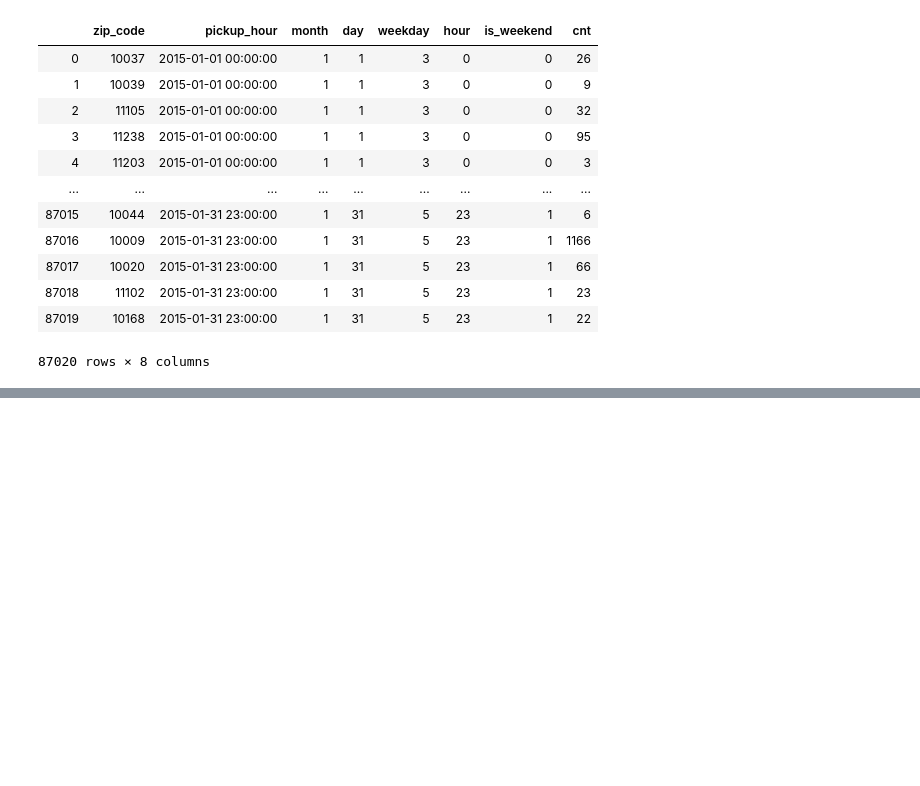
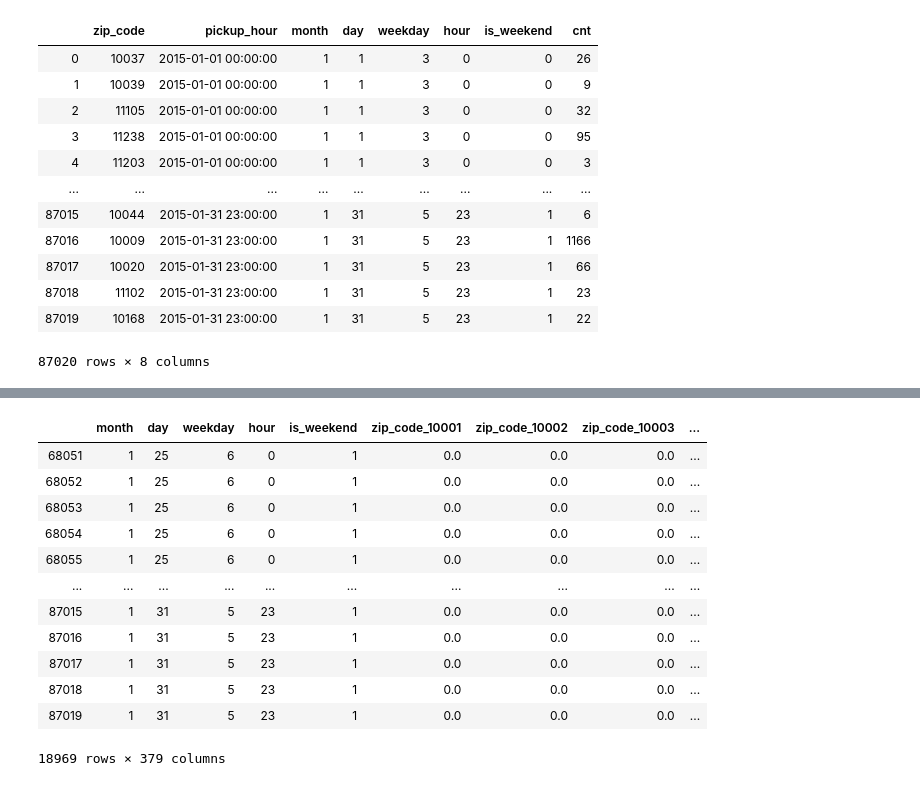
Before and after one commit to jeonprize/New_york_demand_forecasting, a Jupyter notebook: 데이터 전처리.ipynb, the cells around one changed output, grey strips where cells are left out. Drawn from its saved outputs; the diff is of its cells as text; code cells hidden in the pictures; blank space fills up the shorter version.

```diff
--- a/데이터 전처리.ipynb
+++ b/데이터 전처리.ipynb
@@ -166,0 +241,3 @@ base_df
+# %%
+y_test = test_df.pop('cnt')
+x_test = test_df.copy()
@@ -166,0 +290,16 @@ base_df
+# %%
+x_test
+# %% [output]
+|  | month | day | weekday | hour | is_weekend | zip_code_10001 | zip_code_10002 | zip_code_10003 | ... |
+| 68051 | 1 | 25 | 6 | 0 | 1 | 0.0 | 0.0 | 0.0 | ... |
+| 68052 | 1 | 25 | 6 | 0 | 1 | 0.0 | 0.0 | 0.0 | ... |
+| 68053 | 1 | 25 | 6 | 0 | 1 | 0.0 | 0.0 | 0.0 | ... |
+| 68054 | 1 | 25 | 6 | 0 | 1 | 0.0 | 0.0 | 0.0 | ... |
+| 68055 | 1 | 25 | 6 | 0 | 1 | 0.0 | 0.0 | 0.0 | ... |
+| ... | ... | ... | ... | ... | ... | ... | ... | ... | ... |
+| 87015 | 1 | 31 | 5 | 23 | 1 | 0.0 | 0.0 | 0.0 | ... |
+| 87016 | 1 | 31 | 5 | 23 | 1 | 0.0 | 0.0 | 0.0 | ... |
+| 87017 | 1 | 31 | 5 | 23 | 1 | 0.0 | 0.0 | 0.0 | ... |
+| 87018 | 1 | 31 | 5 | 23 | 1 | 0.0 | 0.0 | 0.0 | ... |
+| 87019 | 1 | 31 | 5 | 23 | 1 | 0.0 | 0.0 | 0.0 | ... |
+18969 rows × 379 columns
```
Also changed, not shown: parts of 17 cells of this notebook.
